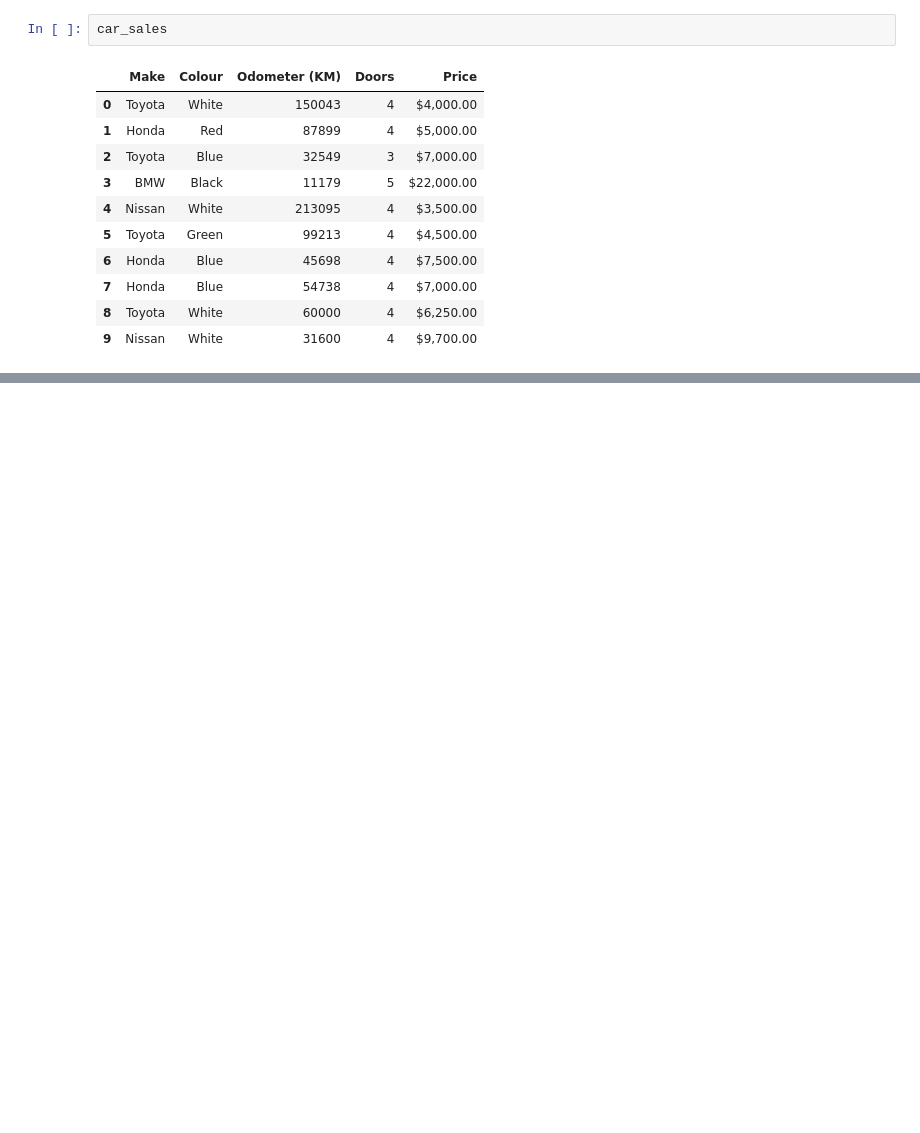
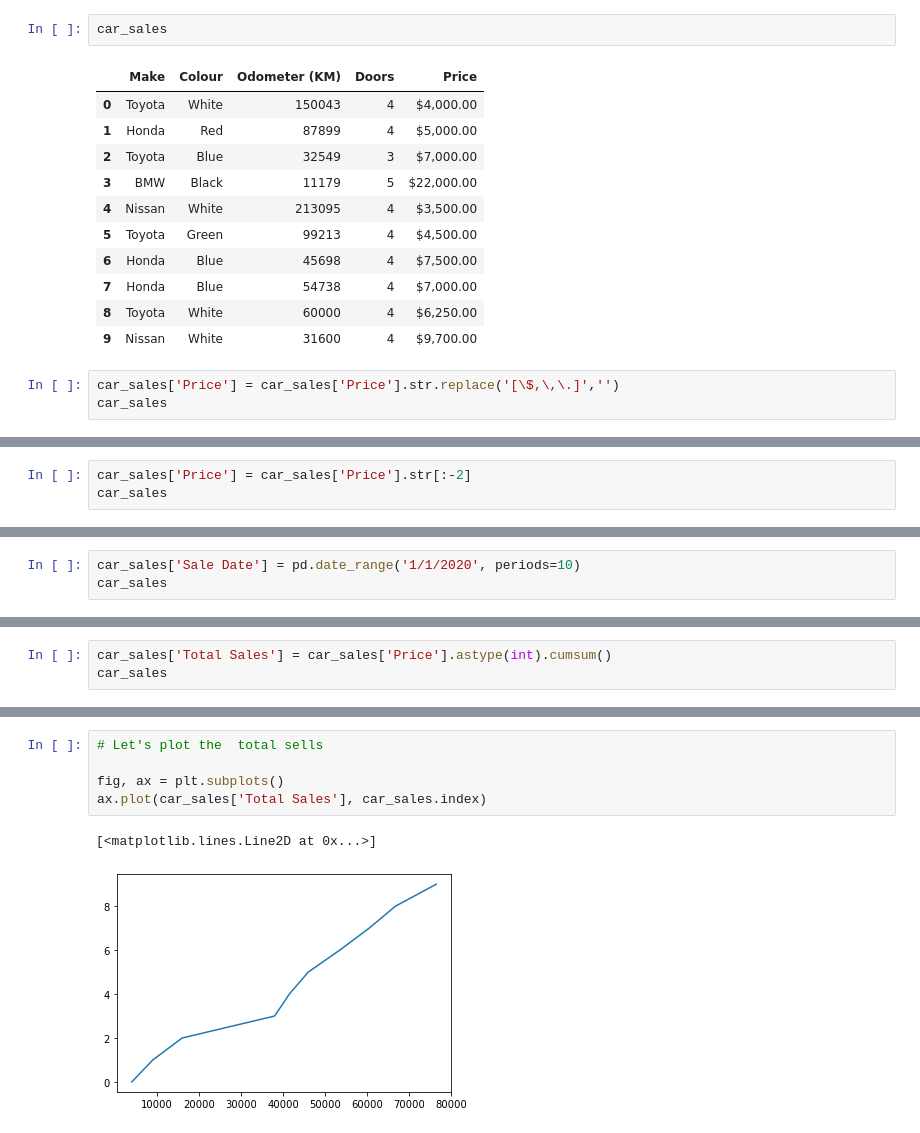
Before and after one commit to JavierMedel/ZM-Machine-Learning, a Jupyter notebook: Section-02-data-science-and-ml-tools/006-introduction-to-matplotlib.ipynb, the cells around one changed output, grey strips where cells are left out. Drawn from its saved outputs; the diff is of its cells as text; blank space fills up the shorter version.

```diff
--- a/Section-02-data-science-and-ml-tools/006-introduction-to-matplotlib.ipynb
+++ b/Section-02-data-science-and-ml-tools/006-introduction-to-matplotlib.ipynb
@@ -210,3 +210,6 @@ car_sales
 | 7 | Honda | Blue | 54738 | 4 | $7,000.00 |
 | 8 | Toyota | White | 60000 | 4 | $6,250.00 |
 | 9 | Nissan | White | 31600 | 4 | $9,700.00 |
+# %%
+car_sales['Price'] = car_sales['Price'].str.replace('[\$,\,\.]','')
+car_sales
@@ -212,0 +228,3 @@ car_sales
+# %%
+car_sales['Price'] = car_sales['Price'].str[:-2]
+car_sales
@@ -212,0 +243,3 @@ car_sales
+# %%
+car_sales['Sale Date'] = pd.date_range('1/1/2020', periods=10)
+car_sales
@@ -212,0 +258,3 @@ car_sales
+# %%
+car_sales['Total Sales'] = car_sales['Price'].astype(int).cumsum()
+car_sales
@@ -212,0 +273,8 @@ car_sales
+# %%
+# Let's plot the  total sells
+
+fig, ax = plt.subplots()
+ax.plot(car_sales['Total Sales'], car_sales.index)
+# %% [output]
+[<matplotlib.lines.Line2D at 0x...>]
+[figure, added]
```
Also changed, not shown: parts of 29 cells of this notebook.
